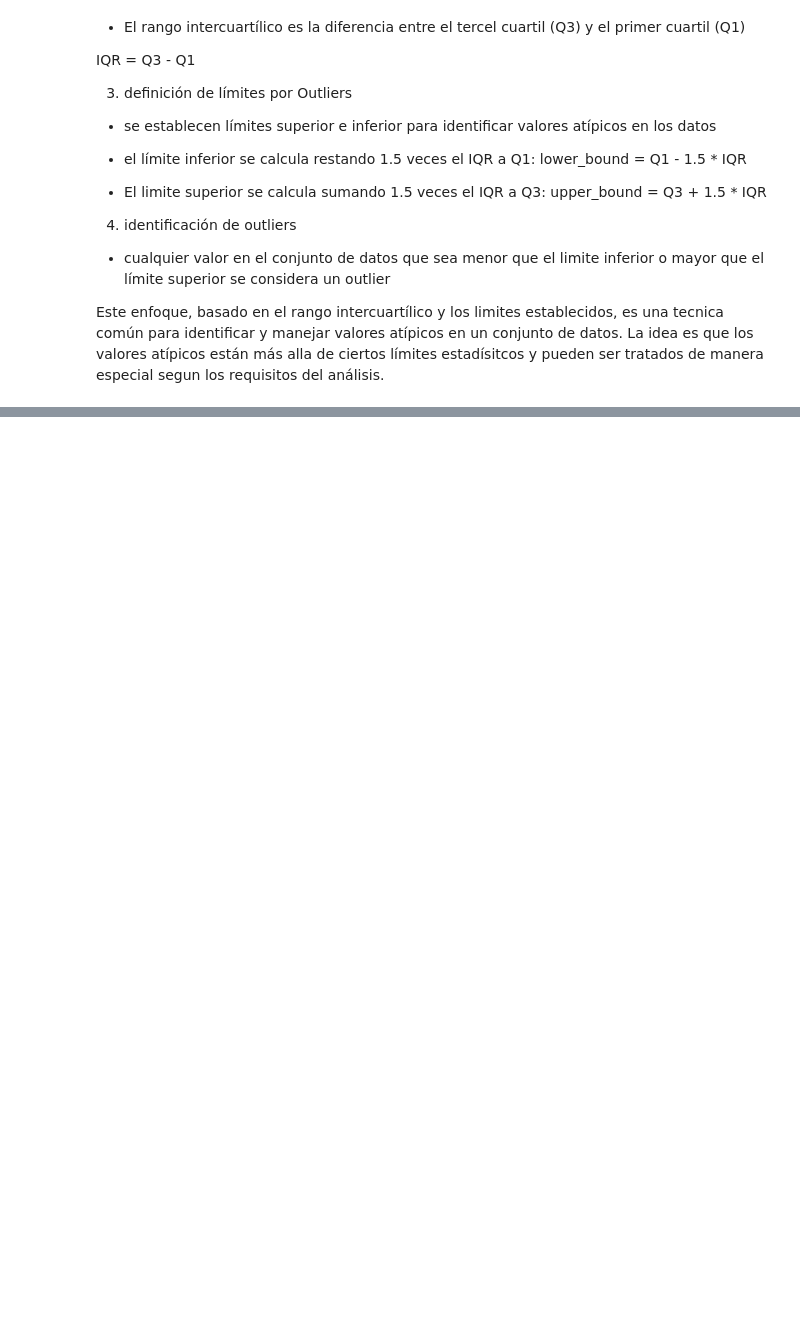
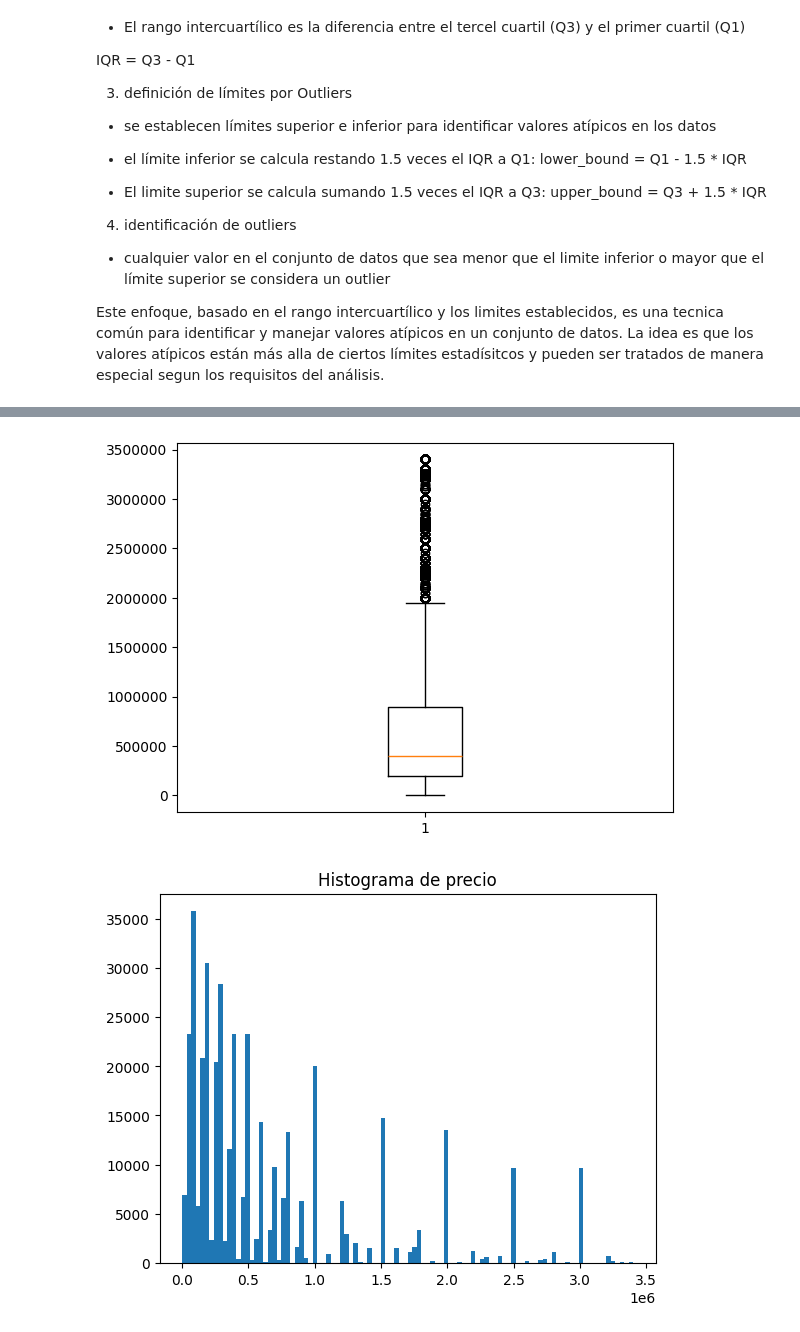
Before and after one commit to BnjmStd/PythonBnjmn, a Jupyter notebook: Remember.../introduccionCienciaDatos/estadisticaDescriptiva/EstadisticaDescriptiva.ipynb, the cells around one changed output, grey strips where cells are left out. Drawn from its saved outputs; the diff is of its cells as text; code cells hidden in the pictures; blank space fills up the shorter version.

```diff
--- a/Remember.../introduccionCienciaDatos/estadisticaDescriptiva/EstadisticaDescriptiva.ipynb
+++ b/Remember.../introduccionCienciaDatos/estadisticaDescriptiva/EstadisticaDescriptiva.ipynb
@@ -139,3 +139,18 @@ IQR = Q3 - Q1
 * cualquier valor en el conjunto de datos que sea menor que el limite inferior o mayor que el límite superior se considera un outlier
 
 Este enfoque, basado en el rango intercuartílico y los limites establecidos, es una tecnica común para identificar y manejar valores atípicos en un conjunto de datos. La idea es que los valores atípicos están más alla de ciertos límites estadísitcos y pueden ser tratados de manera especial segun los requisitos del análisis.
+# %%
+# calcular el rango intercuartílico (IQR)
+q1 = df['precio_en_euros'].quantile(0.25)
+q3 = df['precio_en_euros'].quantile(0.75)
+iqr = q3 - q1
+
+
+# definir los límites para considerar outliers
+
+lowerBound = q1 - 1.5 * iqr
+upperBound = q3 + 1.5 * iqr
+
+# filtrar el dataframe para mantener solo los valores dentro de los límites
+
+df_filtered = df[(df['precio_en_euros'] >= lowerBound) & (df['precio_en_euros'] <= upperBound)]
@@ -141,0 +173,19 @@ Este enfoque, basado en el rango intercuartílico y los limites establecidos, es
+# %%
+# ajustar la escala del y para mostrar números completos
+
+plt.ticklabel_format(style='plain', axis='y')
+
+# boxplot con matplotlib
+
+plt.boxplot(df_filtered['precio_en_euros'])
+plt.show()
+
+
+# histograma con matplot
+
+plt.hist(df_filtered['precio_en_euros'], bins=100)
+plt.title('Histograma de precio')
+plt.show()
+# %% [output]
+[figure, added]
+[figure, added]
```
Also changed, not shown: parts of 9 cells of this notebook, 1 other file.
